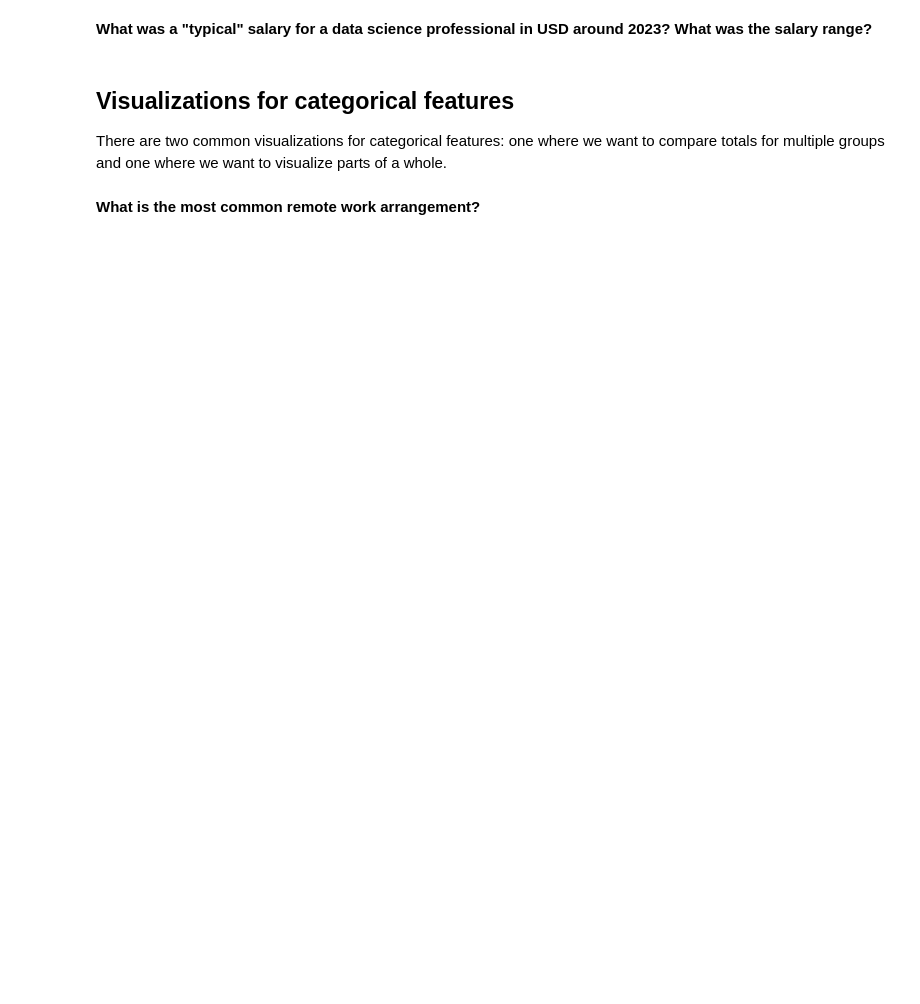
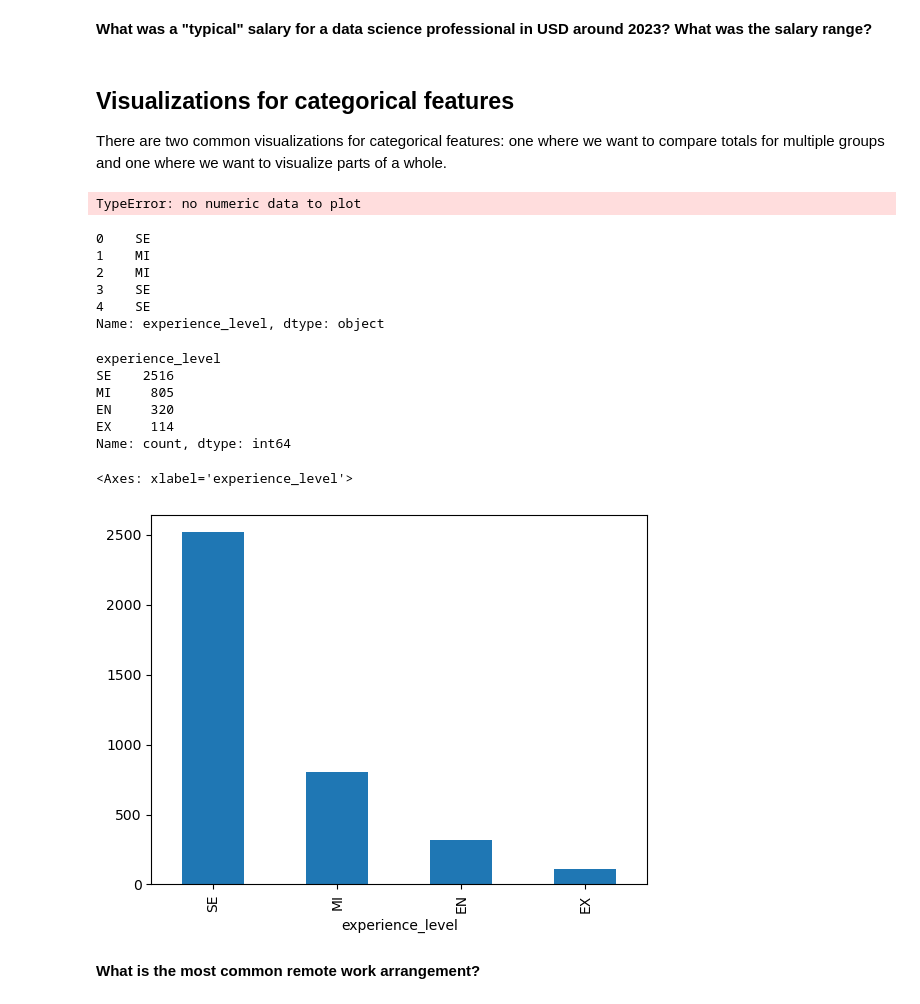
Before and after one commit to sagefhopkins/Data_Visualization_And_Modeling, a Jupyter notebook: Lecture/Week 1/1.1 - Data Visualization.ipynb, the cells around one changed output. Cells and saved outputs as stored; diff of their text form; code cells hidden in the pictures; blank space fills up the shorter version.

```diff
--- a/Lecture/Week 1/1.1 - Data Visualization.ipynb
+++ b/Lecture/Week 1/1.1 - Data Visualization.ipynb
@@ -198,5 +308,34 @@ There are methods in Pandas that allow us to calculate these quantities.
 ## Visualizations for categorical features
 
 There are two common visualizations for categorical features: one where we want to compare totals for multiple groups and one where we want to visualize parts of a whole.
+# %%
+salary_df['experience_level'].plot(kind='bar')
+# %% [output]
+TypeError: no numeric data to plot
+# %%
+salary_df['experience_level'].head()
+# %% [output]
+0    SE
+1    MI
+2    MI
+3    SE
+4    SE
+Name: experience_level, dtype: object
+# %%
+salary_df['experience_level'].value_counts()
+# %% [output]
+experience_level
+SE    2516
+MI     805
+EN     320
+EX     114
+Name: count, dtype: int64
+# %%
+experience_counts = salary_df['experience_level'].value_counts()
+
+experience_counts.plot(kind='bar')
+# %% [output]
+<Axes: xlabel='experience_level'>
+[figure, added]
 # %% [markdown]
 **What is the most common remote work arrangement?**
```
Also changed, not shown: parts of 17 cells of this notebook.
